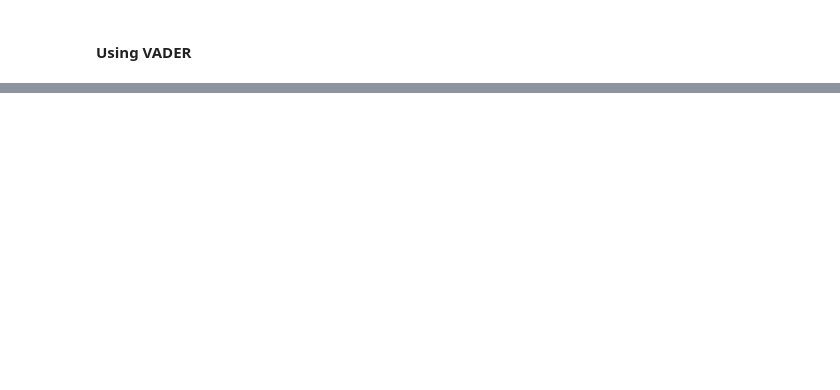
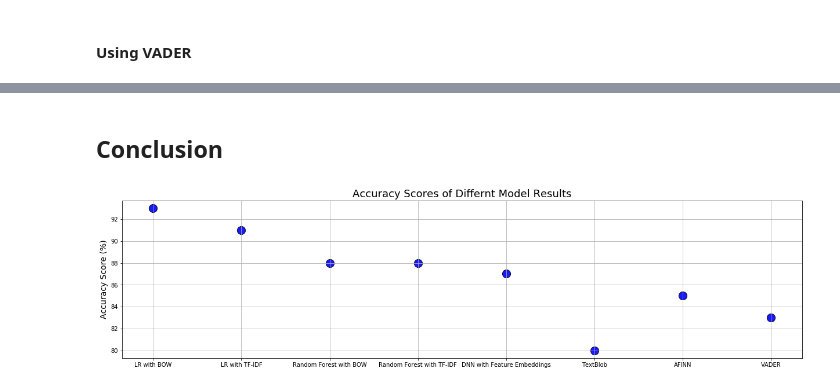
Before and after one commit to alexprabu/hackathon---submission_inceptez, a Jupyter notebook: SentimentAnalysis/Sentiment_Analysis.ipynb, the cells around one changed output, grey strips where cells are left out. Cells and saved outputs as stored; diff of their text form; code cells hidden in the pictures; blank space fills up the shorter version.

Commit message:
Conclusion  Added with Scatterplot

```diff
--- a/SentimentAnalysis/Sentiment_Analysis.ipynb
+++ b/SentimentAnalysis/Sentiment_Analysis.ipynb
@@ -933 +982,14 @@ SENTIMENT:  0
 ------------------------------------------------------------------------------------------------------------------------
+# %% [markdown]
+## Conclusion
+# %%
+dt = {"LR with BOW":93, "LR with TF-IDF":91, "Random Forest with BOW":88, "Random Forest with TF-IDF":88, "DNN with Feature Embeddings":87, "TextBlob":80, "AFINN":85, "VADER":83}
+# %%
+plt.figure(figsize=(21,5))
+plt.title("Accuracy Scores of Differnt Model Results",fontsize=18)
+plt.ylabel ("Accuracy Score (%)",fontsize=14)
+plt.grid(True)
+plt.scatter(dt.keys(), dt.values() ,color='Blue',edgecolor='k',alpha=0.9, s=200)
+plt.show()
+# %% [output]
+[figure, added]
```
Also changed, not shown: parts of 34 cells of this notebook.
